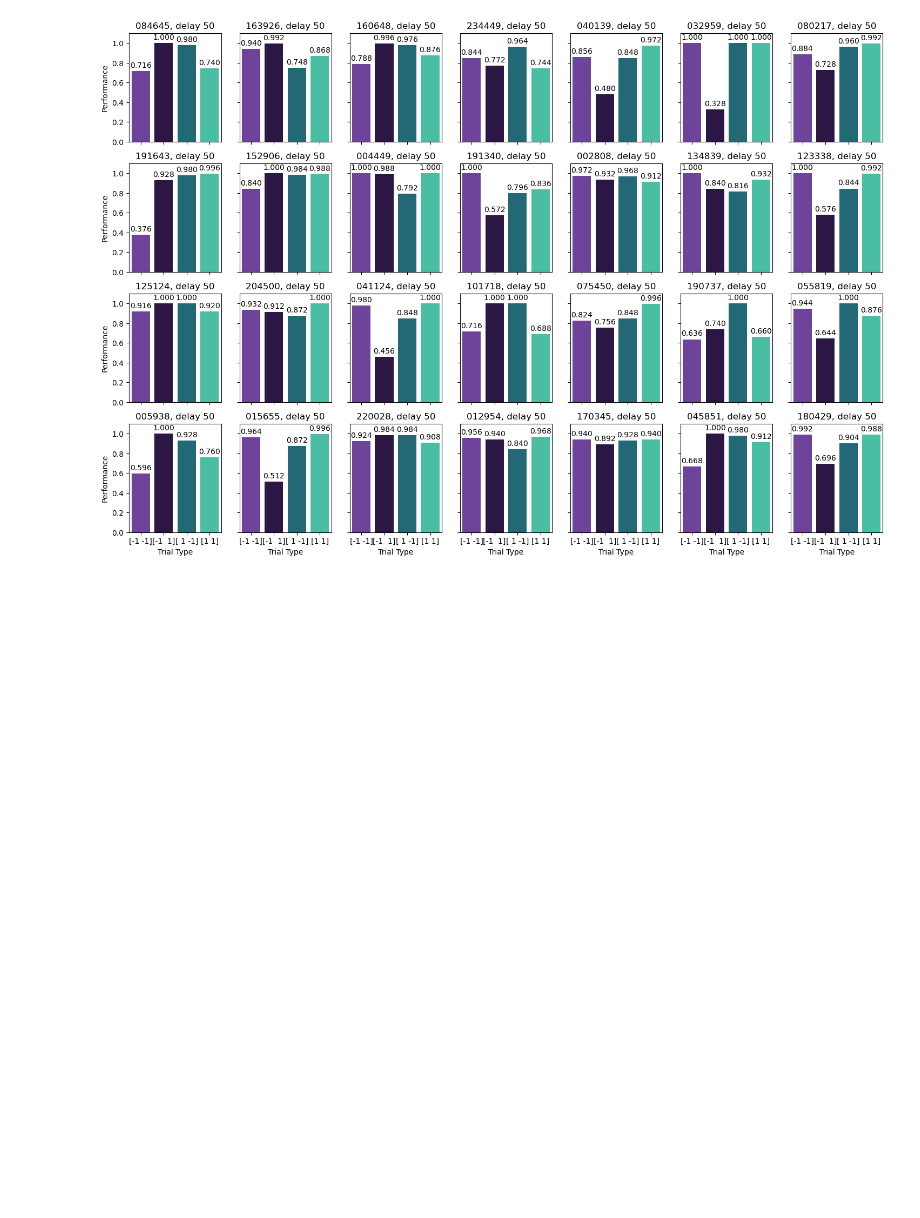
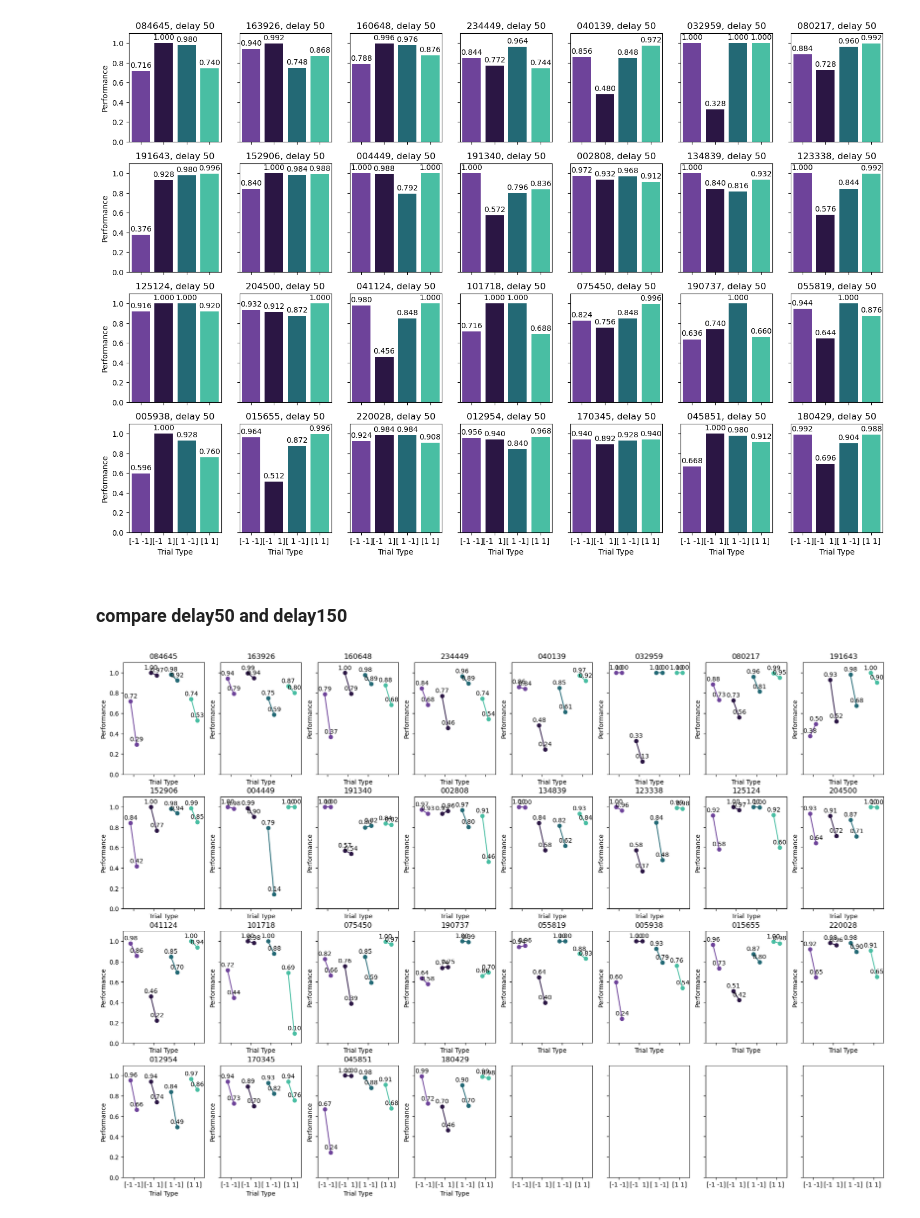
Before and after one commit to renee-tung/spikeRNN, a Jupyter notebook: analysis/0_behavior/1_model_performance/bad_models_acc_v1.ipynb, the cells around one changed output. Saved outputs shown, nothing was run; the diff lists cells and outputs as text; code cells hidden in the pictures; blank space fills up the shorter version.

```diff
--- a/analysis/0_behavior/1_model_performance/bad_models_acc_v1.ipynb
+++ b/analysis/0_behavior/1_model_performance/bad_models_acc_v1.ipynb
@@ -111,3 +111,15 @@ for i in range(len(axs)):
 plt.show()
 # %% [output]
 [figure]
+# %% [markdown]
+### compare delay50 and delay150
+# %%
+# plot paired comparison of performance for delay=50 and delay=150
+
+fig, axs = plt.subplots(4, 8, figsize=(22, 15), sharex=True, sharey=True)
+axs = axs.flatten()
+for i_model, model_name in enumerate(bad_models):
+    bhv.plot_paired_trial_performance(model_name, 'delay', 50, 'delay', 150,
+                                axs[i_model], title=model_name[-6:])
+# %% [output]
+[figure, added]
```
Also changed, not shown: parts of 16 cells of this notebook, 18 other files.
